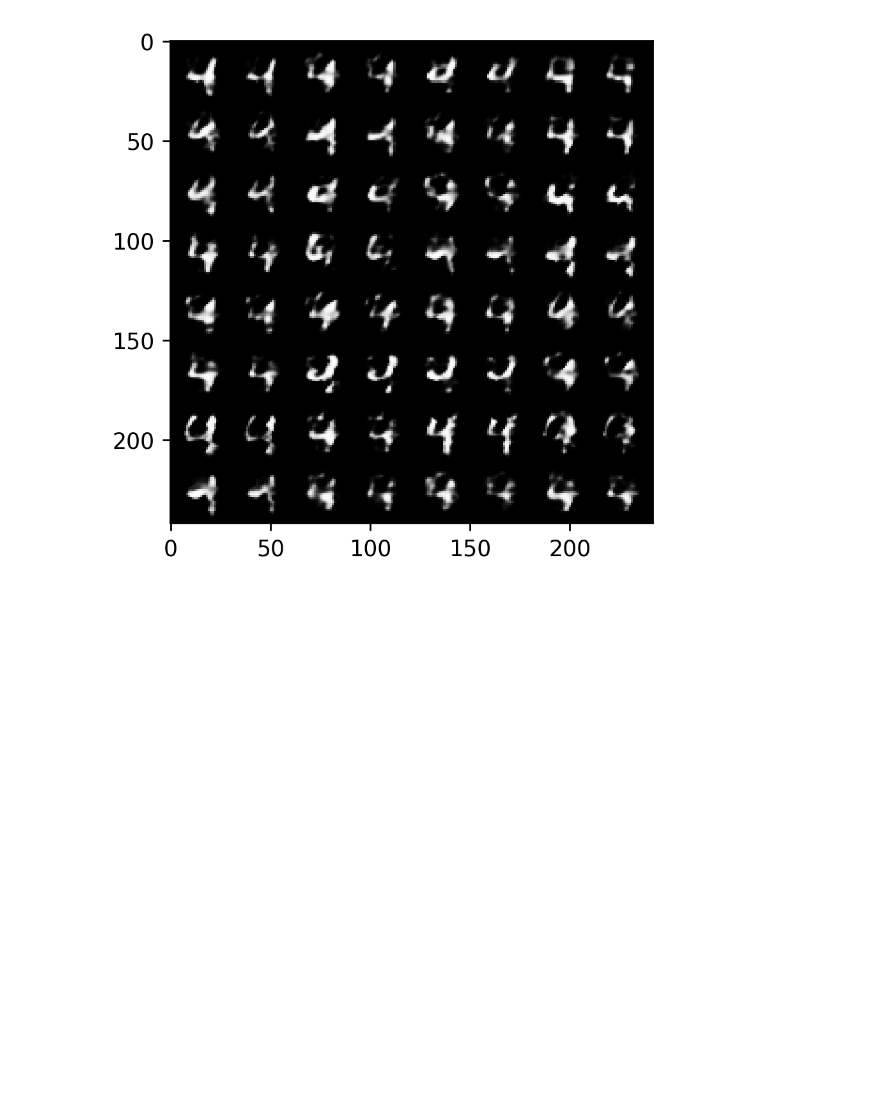
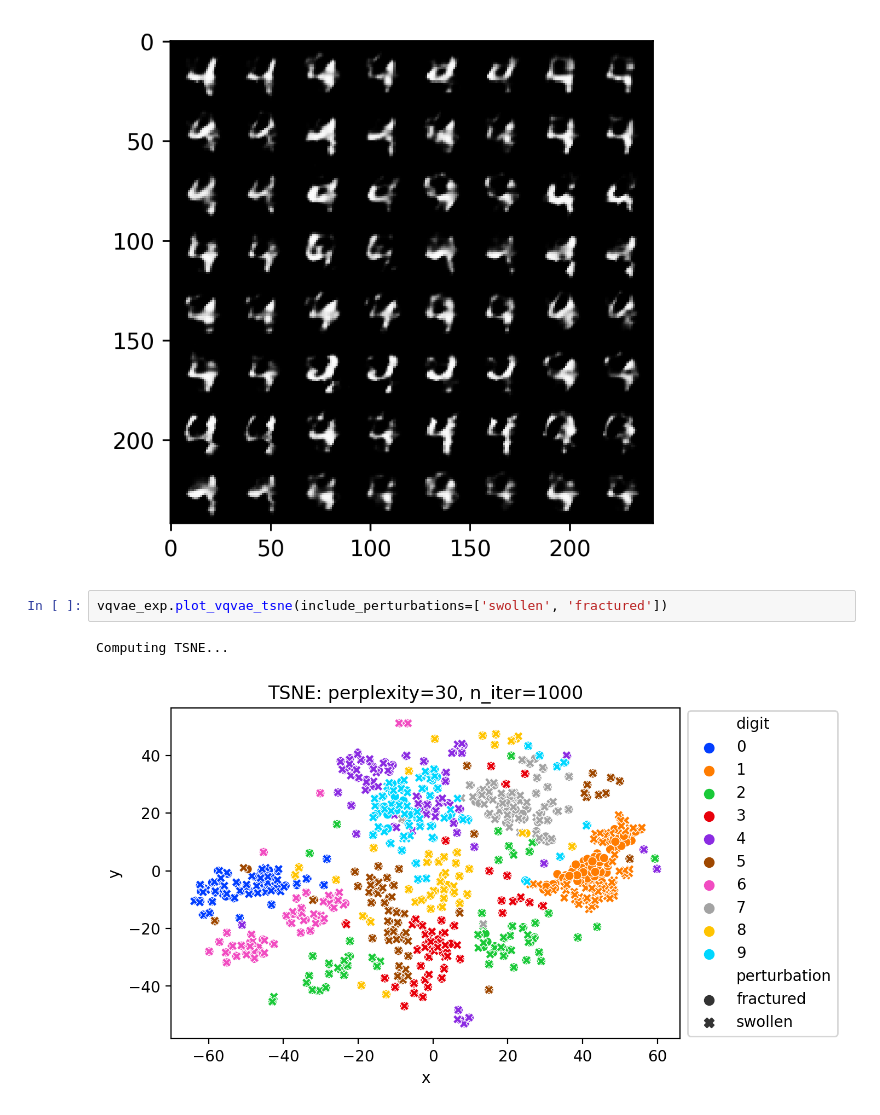
Before and after one commit to matteobilardi/ccbir, a Jupyter notebook: ccbir/scratchpad.ipynb, the cells around one changed output. Drawn from its saved outputs; the diff is of its cells as text; blank space fills up the shorter version.

```diff
--- a/ccbir/scratchpad.ipynb
+++ b/ccbir/scratchpad.ipynb
@@ -158,3 +239,8 @@ original, swollen, swollen_vqvae, fractured, fractured_vqvae
 Twin network outputted swollen-fractured pairs
 [figure]
 [figure]
+# %%
+vqvae_exp.plot_vqvae_tsne(include_perturbations=['swollen', 'fractured'])
+# %% [output]
+Computing TSNE...
+[figure, added]
```
Also changed, not shown: parts of 10 cells of this notebook, 8 other files.
